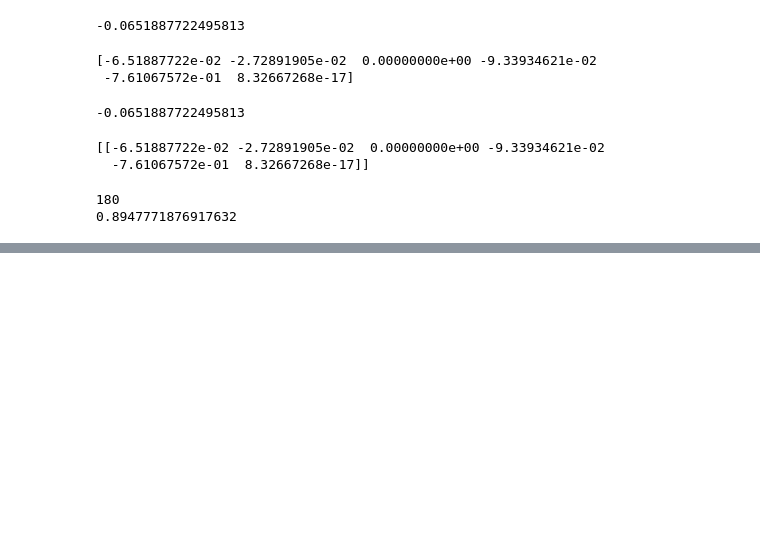
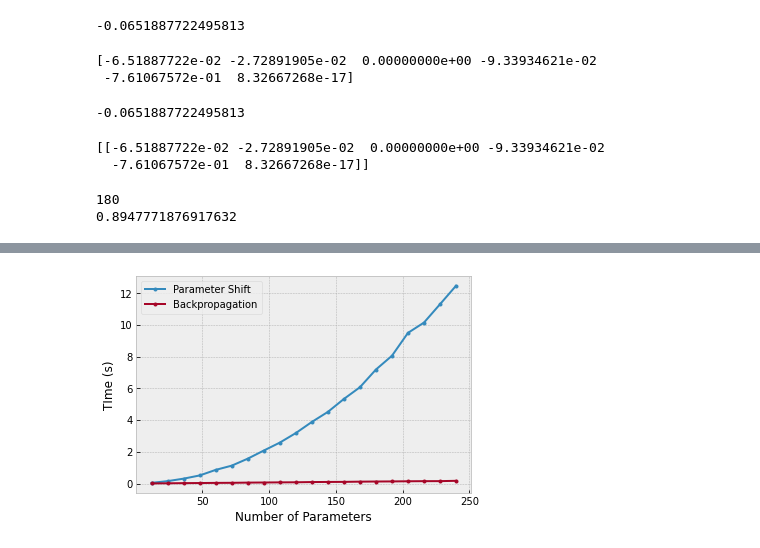
Before and after one commit to alexyev/pennylane_projects, a Jupyter notebook: Quantum_Gradients_w_Backpropagation.ipynb, the cells around one changed output, grey strips where cells are left out. Drawn from its saved outputs; the diff is of its cells as text; code cells hidden in the pictures; blank space fills up the shorter version.

```diff
--- a/Quantum_Gradients_w_Backpropagation.ipynb
+++ b/Quantum_Gradients_w_Backpropagation.ipynb
@@ -114,0 +136,12 @@ print(2 * forward_time * params.size)
+# %%
+# now the fun with backprop begins
+
+dev = qml.device('default.qubit', wires=4)
+@qml.qnode(dev, diff_method='backprop')
+def circuit(params):
+  qml.StronglyEntanglingLayers(params, wires=[0, 1, 2, 3])
+  return qml.expval(qml.PauliZ(0) @ qml.PauliZ(1) @ qml.PauliZ(2) @qml.PauliZ(3))
+
+param_shape = qml.StronglyEntanglingLayers.shape(n_wires=4, n_layers=15)
+params = np.random.normal(scale=0.1, size=param_shape, requires_grad=True)
+print(circuit(params))
@@ -114,0 +164,8 @@ print(2 * forward_time * params.size)
+# %%
+# time comparison between parameter-shift and backprop as number of layers increases
+
+dev = qml.device('default.qubit', wires=4)
+
+def circuit(params):
+  qml.StronglyEntanglingLayers(params, wires=[0, 1, 2, 3])
+  return qml.expval(qml.PauliZ(0) @ qml.PauliZ(1) @ qml.PauliZ(2) @ qml.PauliZ(3))
@@ -114,0 +218,19 @@ print(2 * forward_time * params.size)
+# %%
+  gradient_shift_init = np.array(gradient_shift_init).T
+  gradient_backprop_init = np.array(gradient_backprop_init).T
+  forward_shift_init = np.array(forward_shift_init).T
+  forward_backprop_init = np.array(forward_backprop_init).T
+# %%
+plt.style.use('bmh')
+
+fig, ax = plt.subplots(1,1, figsize=(6, 4))
+
+ax.plot(*gradient_shift_init, '.-', label='Parameter Shift')
+ax.plot(*gradient_backprop_init, '.-', label='Backpropagation')
+ax.set_ylabel('TIme (s)')
+ax.set_xlabel('Number of Parameters')
+ax.legend()
+
+plt.show()
+# %% [output]
+[figure, added]
```
Also changed, not shown: parts of 8 cells of this notebook.
